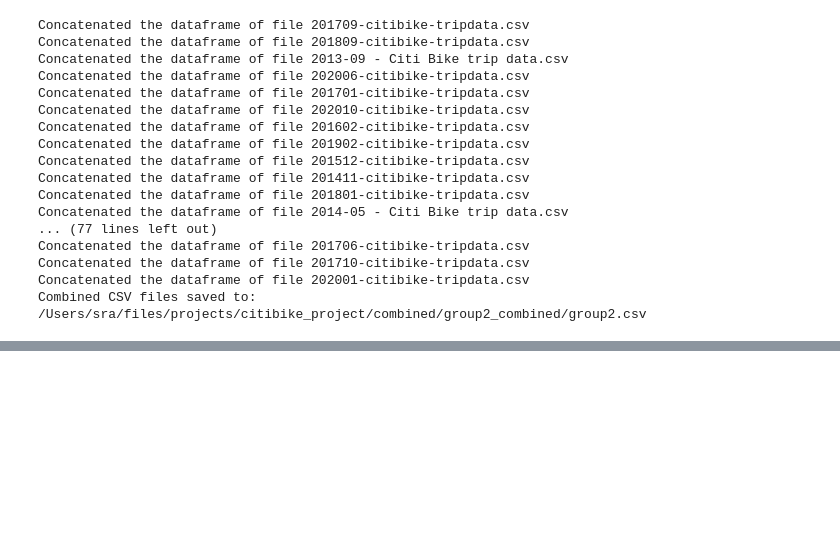
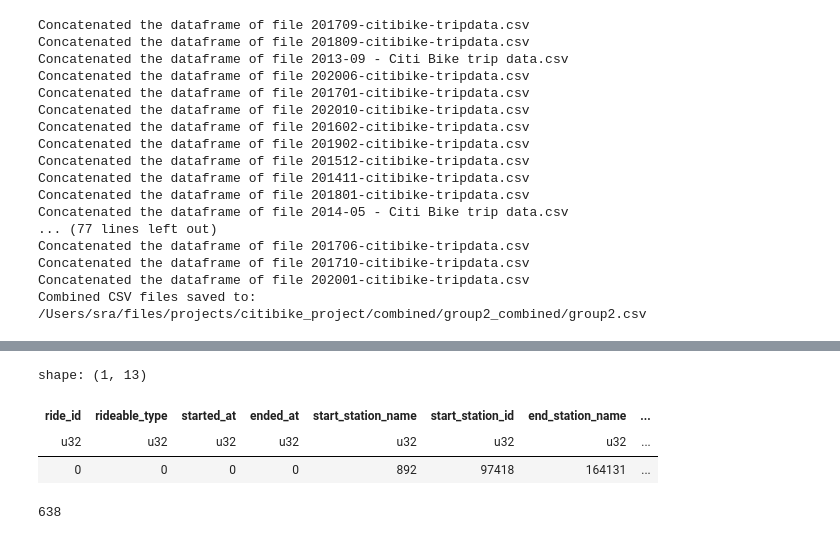
Before and after one commit to sralter/tour_de_city, a Jupyter notebook: 02_combining_datasets.ipynb, the cells around one changed output, grey strips where cells are left out. Saved outputs shown, nothing was run; the diff lists cells and outputs as text; code cells hidden in the pictures; blank space fills up the shorter version.

```diff
--- a/02_combining_datasets.ipynb
+++ b/02_combining_datasets.ipynb
@@ -772,0 +885,5 @@ Combined CSV files saved to: /Users/sra/files/projects/citibike_project/combined
+# %%
+pd.options.display.max_columns = None
+
+group2_pl_nulls_pd=group2_pl.null_count().to_pandas()
+round((group2_pl_nulls_pd/group2_pl.height),2)
@@ -772,0 +925,11 @@ Combined CSV files saved to: /Users/sra/files/projects/citibike_project/combined
+# %%
+group1_pl.null_count()
+# %% [output]
+shape: (1, 13)
+| ride_id | rideable_type | started_at | ended_at | start_station_name | start_station_id | end_station_name | ... |
+| u32 | u32 | u32 | u32 | u32 | u32 | u32 | ... |
+| 0 | 0 | 0 | 0 | 892 | 97418 | 164131 | ... |
+# %%
+group2_pl['Start Station ID'].n_unique()
+# %% [output]
+638
```
Also changed, not shown: parts of 21 cells of this notebook.
